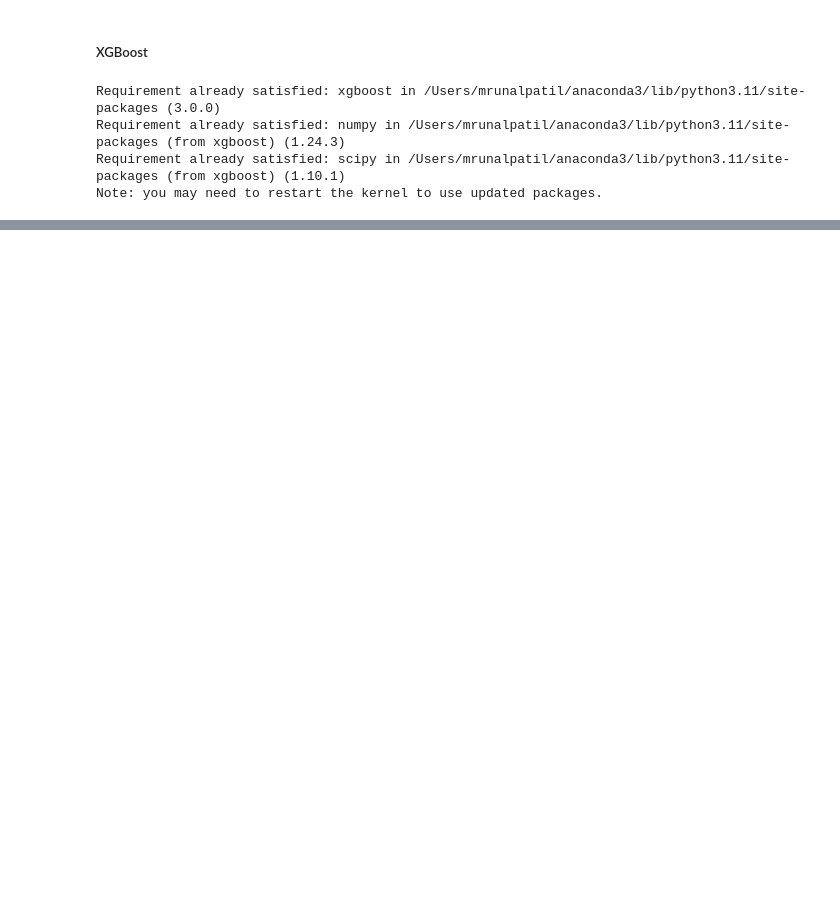
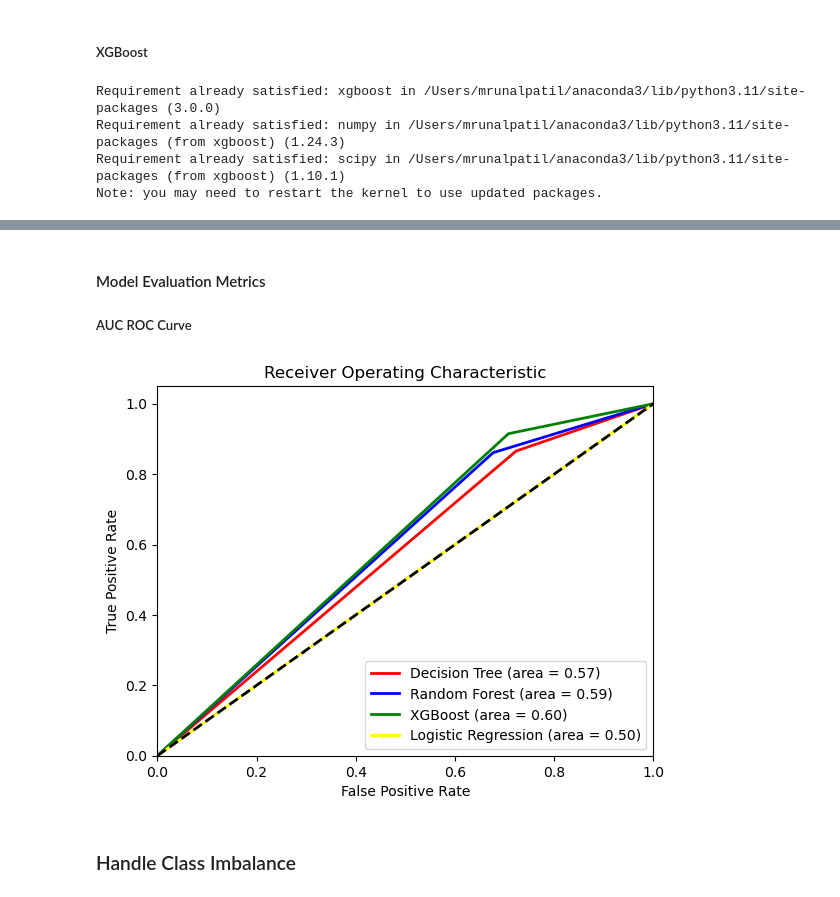
Before and after one commit to mrunalmanoharpatil/Financial-Statement-Variance-and-Risk-Assessment, a Jupyter notebook: analysis.ipynb, the cells around one changed output, grey strips where cells are left out. Drawn from its saved outputs; the diff is of its cells as text; code cells hidden in the pictures; blank space fills up the shorter version.

```diff
--- a/analysis.ipynb
+++ b/analysis.ipynb
@@ -351,0 +444,5 @@ Parameters: { "use_label_encoder" } are not used.
+# %%
+best_param_model_DT = DecisionTreeClassifier(criterion= 'gini', max_depth= 5, min_samples_leaf= 1, min_samples_split= 2)
+best_param_model_DT.fit(X_train, y_train)
+y_pred_DT = best_param_model_DT.predict(X_test)
+print(classification_report(y_test, y_pred_DT))
@@ -351,0 +460,5 @@ Parameters: { "use_label_encoder" } are not used.
+# %%
+best_param_model_RF = RandomForestClassifier(criterion= 'gini', max_depth= 10, min_samples_leaf= 1, min_samples_split= 2, n_estimators= 200)
+best_param_model_RF.fit(X_train, y_train)
+y_pred_RF = best_param_model_RF.predict(X_test)
+print(classification_report(y_test, y_pred_RF))
@@ -351,0 +476,5 @@ Parameters: { "use_label_encoder" } are not used.
+# %%
+best_param_model_XGB = XGBClassifier(colsample_bytree= 1, learning_rate= 0.01, max_depth= 5, n_estimators= 200, subsample= 0.8)
+best_param_model_XGB.fit(X_train, y_train)
+y_pred_XGB = best_param_model_XGB.predict(X_test)
+print(classification_report(y_test, y_pred_XGB))
@@ -351,0 +492,5 @@ Parameters: { "use_label_encoder" } are not used.
+# %%
+best_param_model_LR = LogisticRegression(C= 10.0, penalty= 'l2')
+best_param_model_LR.fit(X_train, y_train)
+y_pred_LR = best_param_model_LR.predict(X_test)
+print(classification_report(y_test, y_pred_LR))
@@ -351,0 +506,4 @@ Parameters: { "use_label_encoder" } are not used.
+# %% [markdown]
+#### Model Evaluation Metrics
+
+##### AUC ROC Curve
@@ -351,0 +513,32 @@ Parameters: { "use_label_encoder" } are not used.
+# %%
+# Plotting the ROC Curve
+fpr_DT, tpr_DT, thresholds_DT = roc_curve(y_test, y_pred_DT)
+roc_auc_DT = auc(fpr_DT, tpr_DT)
+
+fpr_RF, tpr_RF, thresholds_RF = roc_curve(y_test, y_pred_RF)
+roc_auc_RF = auc(fpr_RF, tpr_RF)
+
+fpr_XGB, tpr_XGB, thresholds_XGB = roc_curve(y_test, y_pred_XGB)
+roc_auc_XGB = auc(fpr_XGB, tpr_XGB)
+
+fpr_LR, tpr_LR, thresholds_LR = roc_curve(y_test, y_pred_LR)
+roc_auc_LR = auc(fpr_LR, tpr_LR)
+
+plt.figure()
+plt.plot(fpr_DT, tpr_DT, color='red', lw=2, label=f'Decision Tree (area = {roc_auc_DT:.2f})')
+plt.plot(fpr_RF, tpr_RF, color='blue', lw=2, label=f'Random Forest (area = {roc_auc_RF:.2f})')
+plt.plot(fpr_XGB, tpr_XGB, color='green', lw=2, label=f'XGBoost (area = {roc_auc_XGB:.2f})')
+plt.plot(fpr_LR, tpr_LR, color='yellow', lw=2, label=f'Logistic Regression (area = {roc_auc_LR:.2f})')
+
+plt.plot([0, 1], [0, 1], color='black', lw=2, linestyle='--')
+plt.xlim([0.0, 1.0])
+plt.ylim([0.0, 1.05])
+plt.xlabel('False Positive Rate')
+plt.ylabel('True Positive Rate')
+plt.title('Receiver Operating Characteristic')
+plt.legend(loc="lower right")
+plt.show()
+# %% [output]
+[figure, added]
+# %% [markdown]
+### Handle Class Imbalance
```
Also changed, not shown: parts of 30 cells of this notebook, 2 other files.
